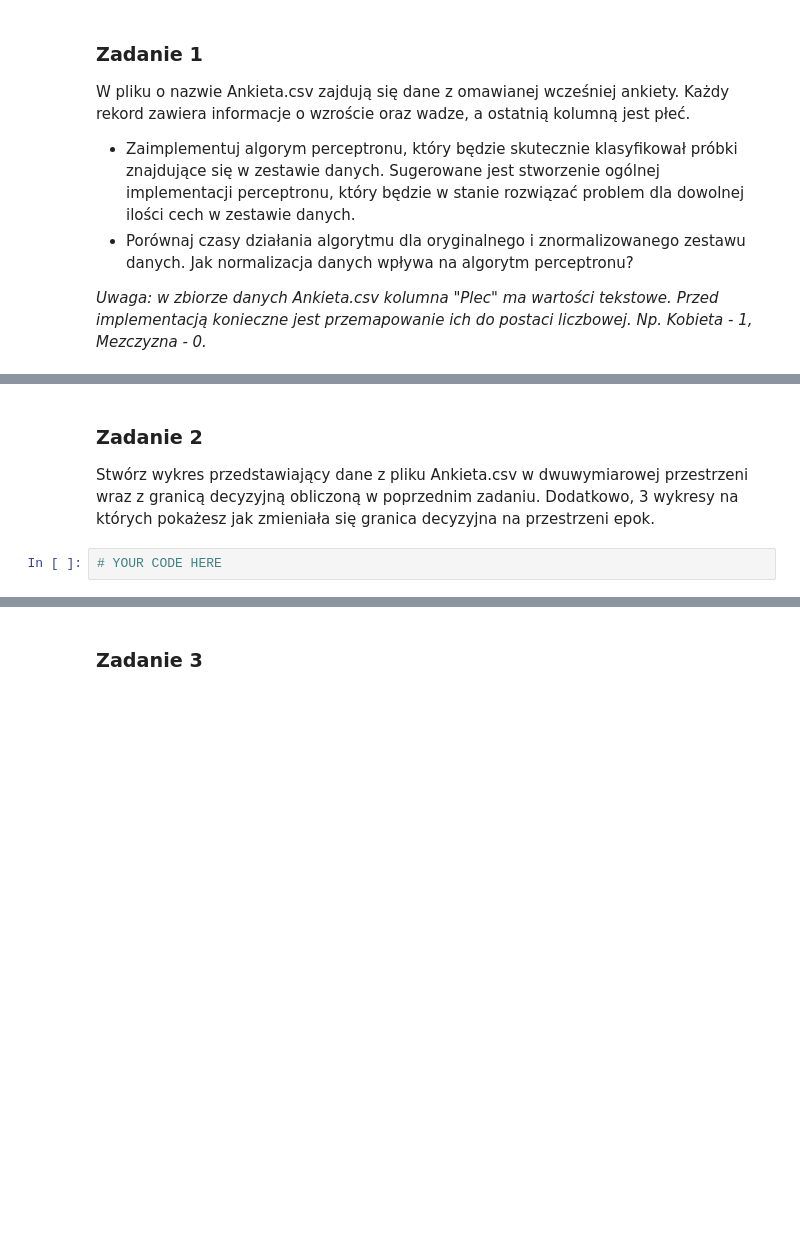
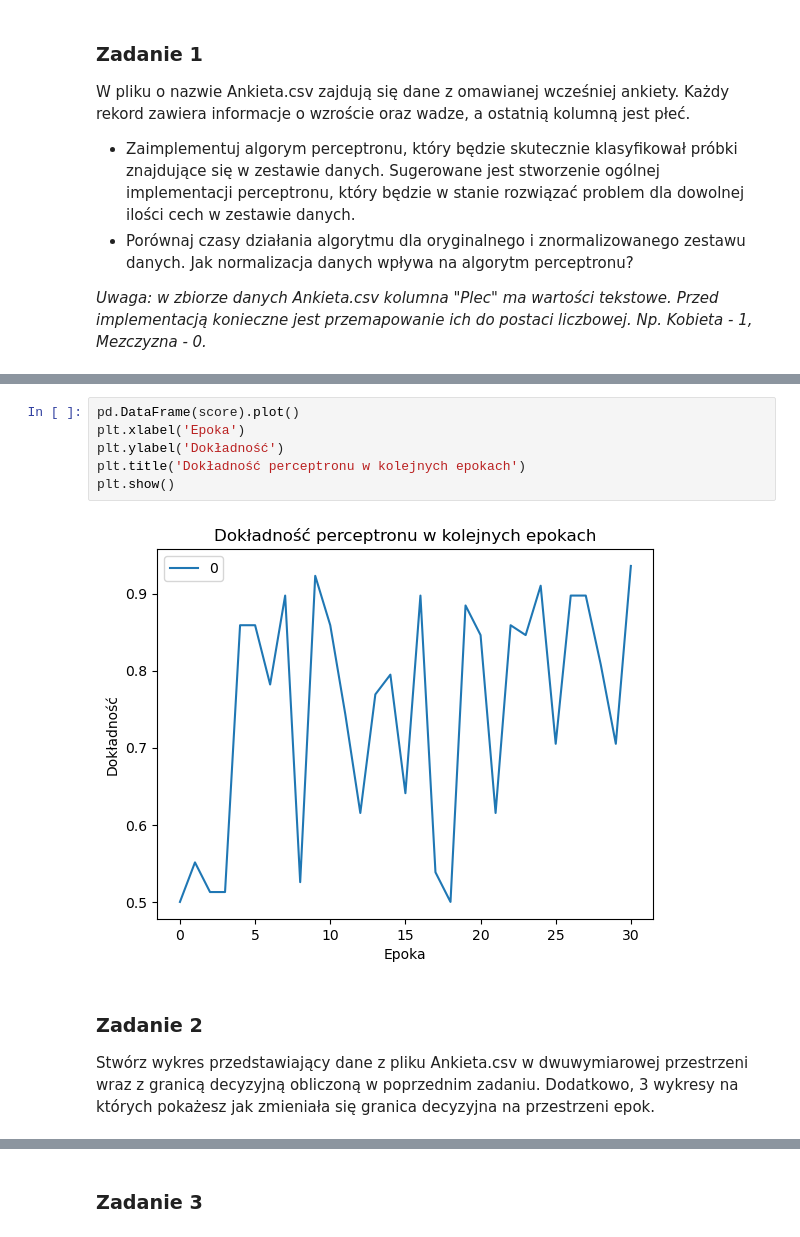
Before and after one commit to kamazur2002/pk_machine_learning, a Jupyter notebook: perceptron/160803_Kamila_Zur_Perceptron.ipynb, the cells around one changed output, grey strips where cells are left out. Saved outputs shown, nothing was run; the diff lists cells and outputs as text; blank space fills up the shorter version.

```diff
--- a/perceptron/160803_Kamila_Zur_Perceptron.ipynb
+++ b/perceptron/160803_Kamila_Zur_Perceptron.ipynb
@@ -211,6 +298,12 @@ _Uwaga: w zbiorze danych Ankieta.csv kolumna "Plec" ma wartości tekstowe. Przed
+# %%
+pd.DataFrame(score).plot()
+plt.xlabel('Epoka')
+plt.ylabel('Dokładność')
+plt.title('Dokładność perceptronu w kolejnych epokach')
+plt.show()
+# %% [output]
+[figure, added]
 # %% [markdown]
 ### Zadanie 2
 
 Stwórz wykres przedstawiający dane z pliku Ankieta.csv w dwuwymiarowej przestrzeni wraz z granicą decyzyjną obliczoną w poprzednim zadaniu. Dodatkowo, 3 wykresy na których pokażesz jak zmieniała się granica decyzyjna na przestrzeni epok.
-# %%
-# YOUR CODE HERE
```
Also changed, not shown: parts of 36 cells of this notebook, 1 other file.
